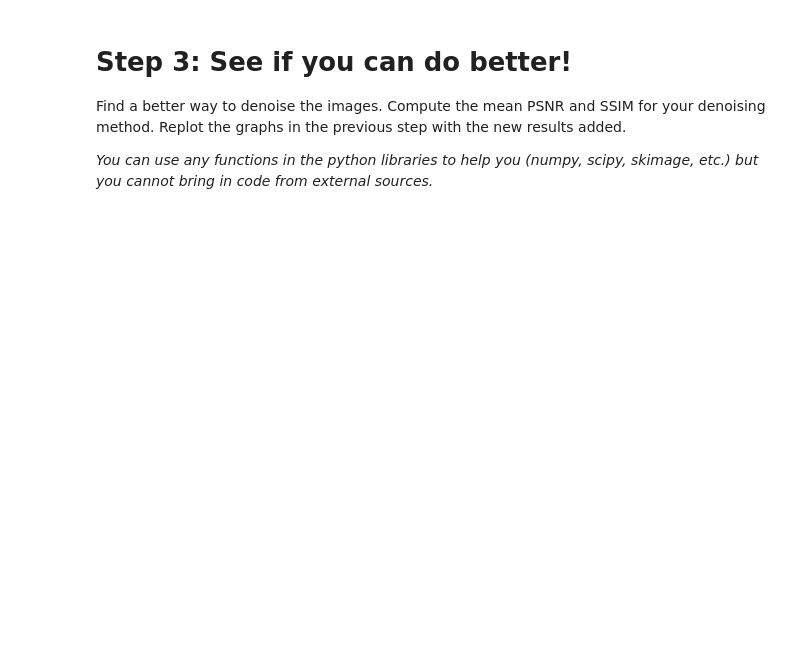
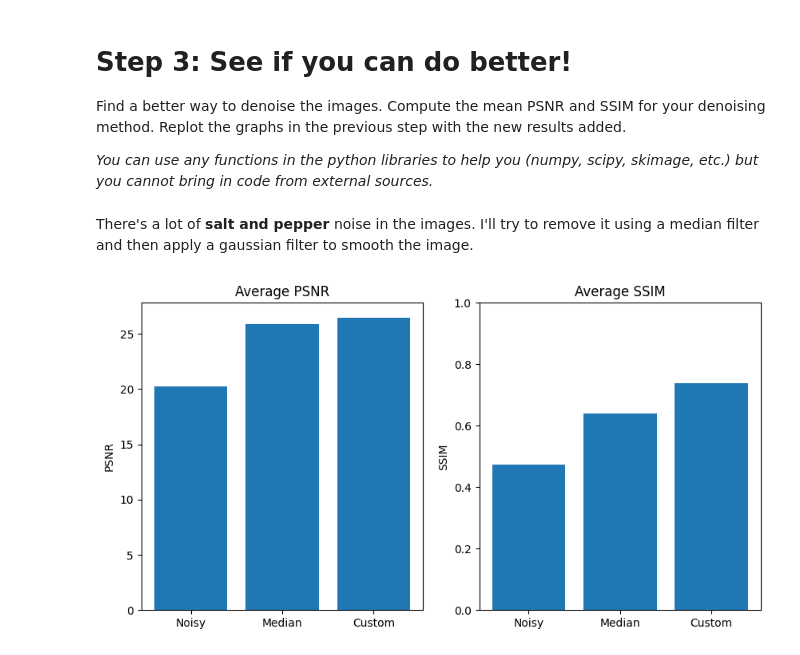
Before and after one commit to FranzCastillo/Denoising-Algorithms, a Jupyter notebook: src/asn1-q2.ipynb, the cells around one changed output. Saved outputs shown, nothing was run; the diff lists cells and outputs as text; code cells hidden in the pictures; blank space fills up the shorter version.

```diff
--- a/src/asn1-q2.ipynb
+++ b/src/asn1-q2.ipynb
@@ -179,0 +181,2 @@ _You can use any functions in the python libraries to help you (numpy, scipy, sk
+# %% [markdown]
+There's a lot of __salt and pepper__ noise in the images. I'll try to remove it using a median filter and then apply a gaussian filter to smooth the image.
@@ -179,0 +207,44 @@ _You can use any functions in the python libraries to help you (numpy, scipy, sk
+# %%
+psnr_custom = []
+ssim_custom = []
+# %%
+for filename in file_list:
+    noiseless_path = os.path.join(noiseless_dir, filename)
+    noisy_path = os.path.join(noisy_dir, filename)
+
+    # Read the images
+    noiseless = skio.imread(noiseless_path)
+    noiseless = skutil.img_as_float(noiseless)
+
+    noisy = skio.imread(noisy_path)
+    noisy = skutil.img_as_float(noisy)
+
+    # Filter the noisy image
+    filtered = denoise_custom(noisy)
+
+    # Compute PSNR and SSIM for the filtered image
+    psnr_filtered = skmetrics.peak_signal_noise_ratio(noiseless, filtered)
+    ssim_filtered = skmetrics.structural_similarity(noiseless, filtered, data_range=1, channel_axis=2)
+
+    # Store the results
+    psnr_custom.append(psnr_filtered)
+    ssim_custom.append(ssim_filtered)
+# %%
+psnr_custom_mean = np.mean(psnr_custom)
+ssim_custom_mean = np.mean(ssim_custom)
+# %%
+_, axes = plt.subplots(1, 2, figsize=(10, 5))
+
+# PSNR
+axes[0].bar(['Noisy', 'Median', 'Custom'], [psnr_noisy_mean, psnr_filtered_mean, psnr_custom_mean])
+axes[0].set_title("Average PSNR")
+axes[0].set_ylabel("PSNR")
+
+# SSIM
+axes[1].bar(['Noisy', 'Median', 'Custom'], [ssim_noisy_mean, ssim_filtered_mean, ssim_custom_mean])
+axes[1].set_title("Average SSIM")
+axes[1].set_ylabel("SSIM")
+axes[1].set_ylim(0, 1)
+plt.show()
+# %% [output]
+[figure, added]
```
Also changed, not shown: parts of 6 cells of this notebook, 1 other file.
